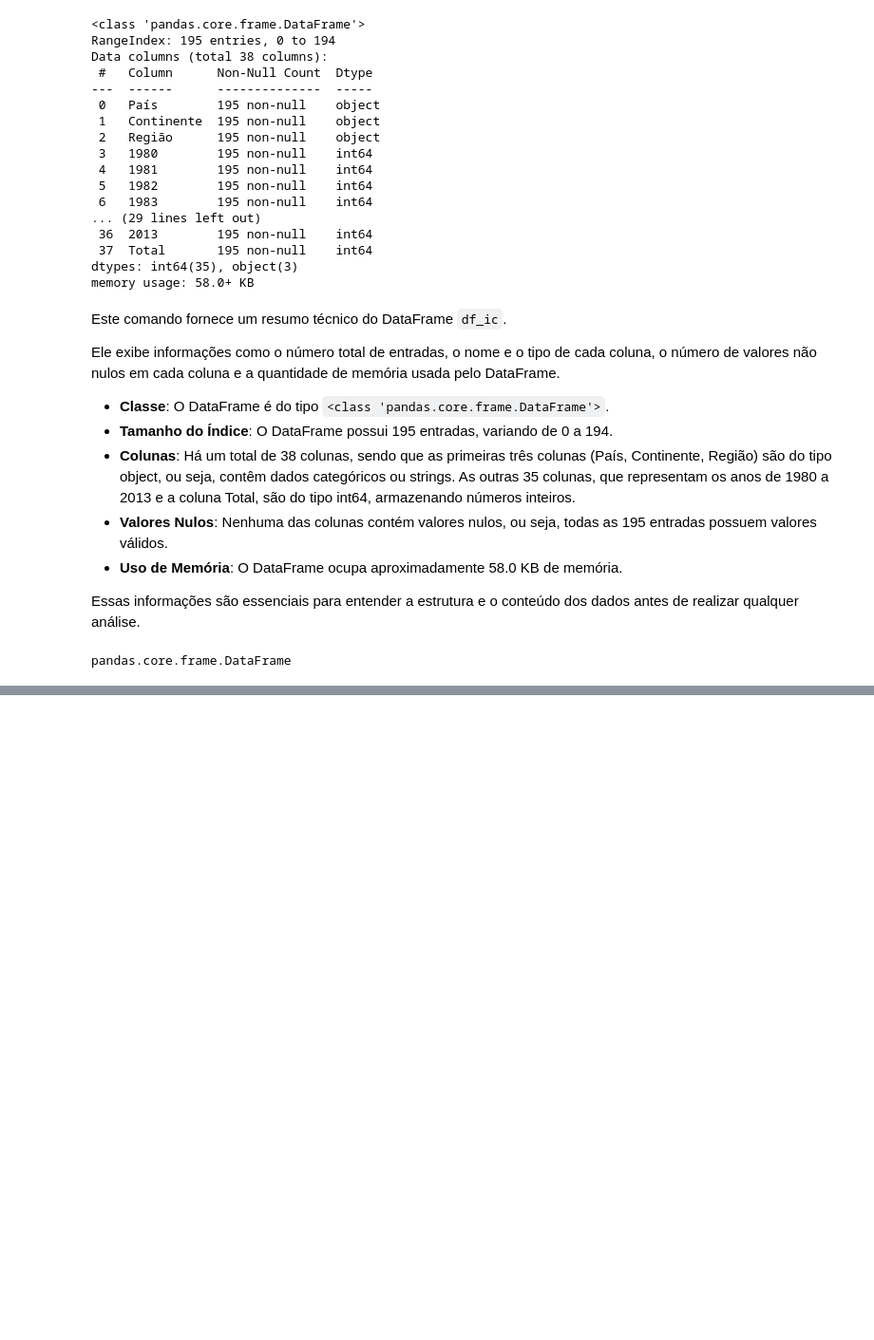
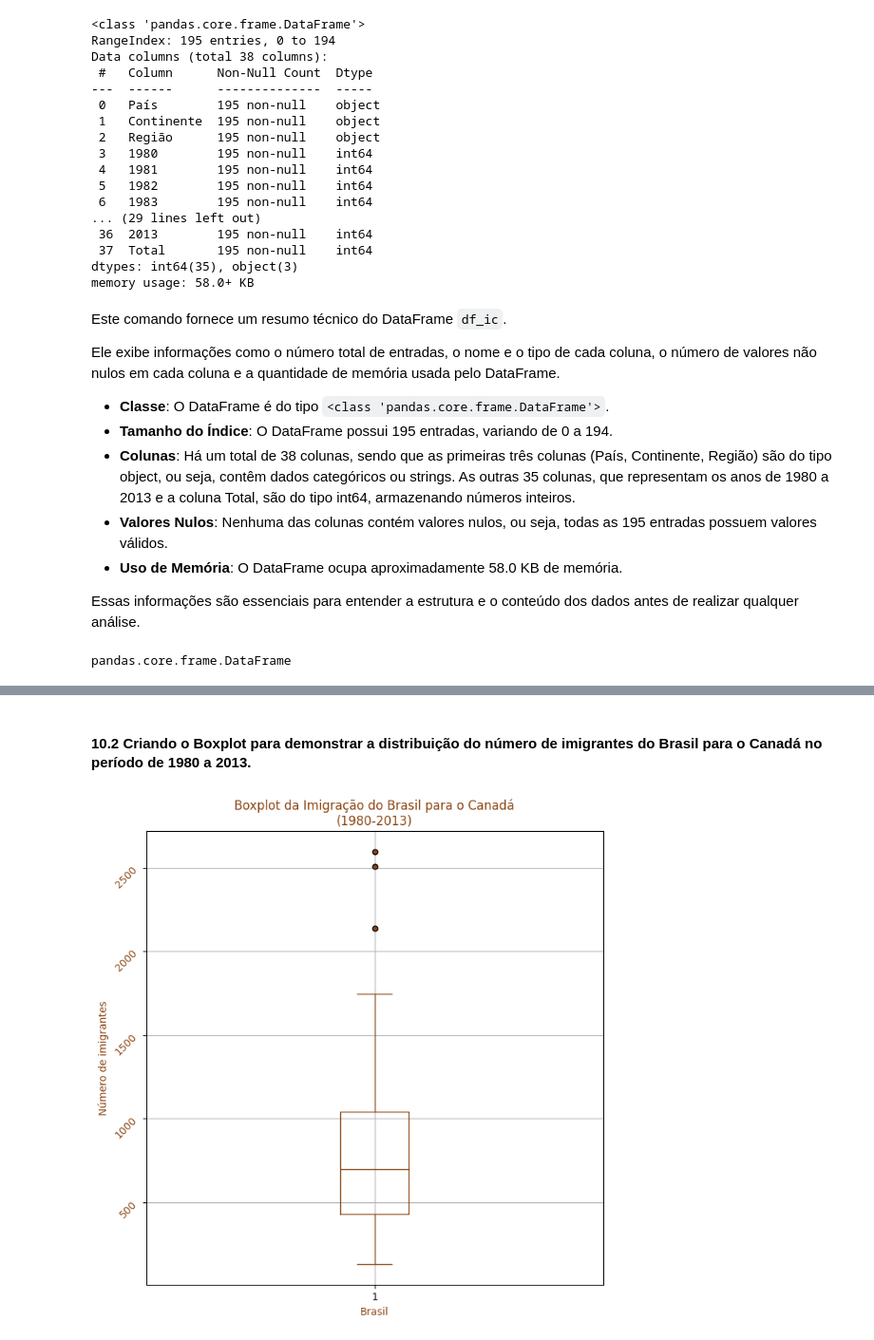
Before and after one commit to maclausk/python-ia-senai-df, a Jupyter notebook: 27_28_082024 - Semana Estatística.ipynb, the cells around one changed output, grey strips where cells are left out. Shown at 95% size. Saved outputs shown, nothing was run; the diff lists cells and outputs as text; code cells hidden in the pictures; blank space fills up the shorter version.

```diff
--- a/27_28_082024 - Semana Estatística.ipynb
+++ b/27_28_082024 - Semana Estatística.ipynb
@@ -508,0 +281,54 @@ plt.show()
+# %% [markdown]
+#### 10.2 **Criando o Boxplot para demonstrar a distribuição do número de imigrantes do Brasil para o Canadá no período de 1980 a 2013.**
+# %%
+# A função plt.figure() cria uma nova figura. O parâmetro figsize define o tamanho da figura que terá 8 polegadas de largura e 8 polegadas de altura.
+plt.figure(figsize=(8,8))
+
+# Criando o boxplot para a coluna 'imigrantes' do DataFrame 'df_brasil', com a cor 'saddlebrown' para as linhas.
+# plt.boxplot() cria o boxplot. Diversos parâmetros são utilizados para customizar as propriedades visuais do boxplot:
+# boxprops - Propriedades da caixa do boxplot (cor, etc.).
+# whiskerprops - Propriedades dos "bigodes" (linhas que se estendem da caixa).
+# capprops - Propriedades das extremidades dos bigodes.
+# medianprops - Propriedades da linha que representa a mediana.
+# flierprops - Propriedades dos pontos que representam os outliers.
+plt.boxplot(df_brasil['imigrantes'],
+            boxprops=dict(color='saddlebrown'),  # Define a cor da caixa do boxplot.
+            whiskerprops=dict(color='saddlebrown'),  # Define a cor dos bigodes.
+            capprops=dict(color='saddlebrown'),  # Define a cor das extremidades dos bigodes.
+            medianprops=dict(color='saddlebrown'),  # Define a cor da linha da mediana.
+            flierprops=dict(markerfacecolor='saddlebrown', marker='o', markersize=5, linestyle='none'))  # Define a cor e o estilo dos outliers.
+
+# Adicionando um título ao gráfico para descrever o conteúdo exibido
+# plt.title() adiciona um título ao gráfico. O parâmetro color define a cor do texto do título.
+# "\n" é utilizado para quebrar a linha dentro do título, permitindo um layout mais organizado.
+plt.title("Boxplot da Imigração do Brasil para o Canadá\n(1980-2013)", color='saddlebrown')
+
+# Adicionando um rótulo ao eixo x, que representa o país 'Brasil', para identificar os dados representados.
+# plt.xlabel() define o rótulo do eixo x.
+plt.xlabel('Brasil', color='saddlebrown')
+
+# Adicionando um rótulo ao eixo y, que representa o número de imigrantes, para identificar os valores representados.
+# plt.ylabel() define o rótulo do eixo y.
+plt.ylabel('Número de imigrantes', color='saddlebrown')
+
+# Definindo os rótulos no eixo y para facilitar a leitura dos valores apresentados.
+# plt.yticks() define os ticks (marcadores) no eixo y e suas cores.
+plt.yticks([500,1000,1500,2000,2500], color='saddlebrown')
+
+# Rotacionando os rótulos do eixo y em 45 graus para melhorar a legibilidade.
+# plt.yticks(rotation=45) rotaciona os rótulos do eixo y.
+plt.yticks(rotation=45)
+
+# Adicionando uma grade ao gráfico.
+# plt.grid(True) adiciona uma grade ao fundo do gráfico para facilitar a leitura dos valores.
+plt.grid(True)
+
+# Salvando o gráfico gerado como uma imagem PNG.
+# plt.savefig() salva o gráfico no caminho e com o nome especificados.
+plt.savefig('Material de Apoio/grafico_boxplot_imigrantes_brasil.png')
+
+# Exibindo o gráfico na tela.
+# plt.show() exibe o gráfico gerado na tela.
+plt.show()
+# %% [output]
+[figure, added]
```
Also changed, not shown: parts of 36 cells of this notebook, 5 other files.
